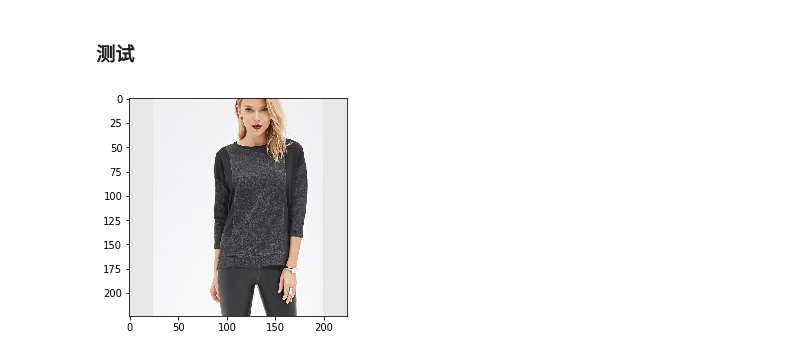
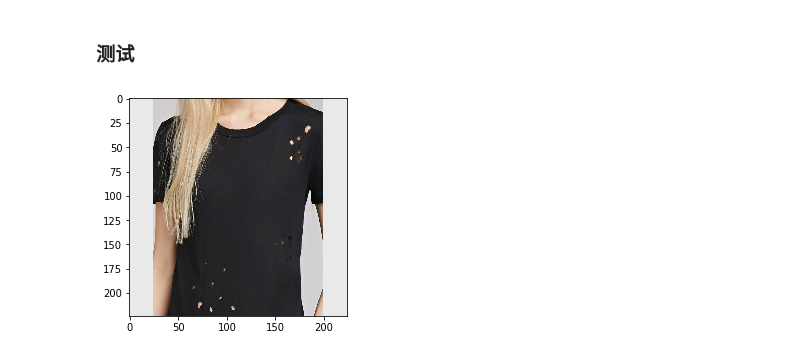
Before and after one commit to fdjingyuan/virtual-try-on, a Jupyter notebook: embedding.ipynb, the cells around one changed output. Drawn from its saved outputs; the diff is of its cells as text; code cells hidden in the pictures.

```diff
--- a/embedding.ipynb
+++ b/embedding.ipynb
@@ -37,10 +37,10 @@ emb = np.concatenate(ret, axis=0)
 ### 测试
 # %%
 # 测试：找到和第i件图片embedding最近的5件衣服，显示出来
-i = 101
+i = 30
 test_dataset.plot_sample(i)
 # %% [output]
-[figure, old version]
+[figure, new version]
 # %%
 one_emb = emb[i, :]
 dist = np.sqrt(np.sum((emb - one_emb) * (emb - one_emb), axis=1))
```
Also changed, not shown: parts of 3 cells of this notebook, 4 other files.
